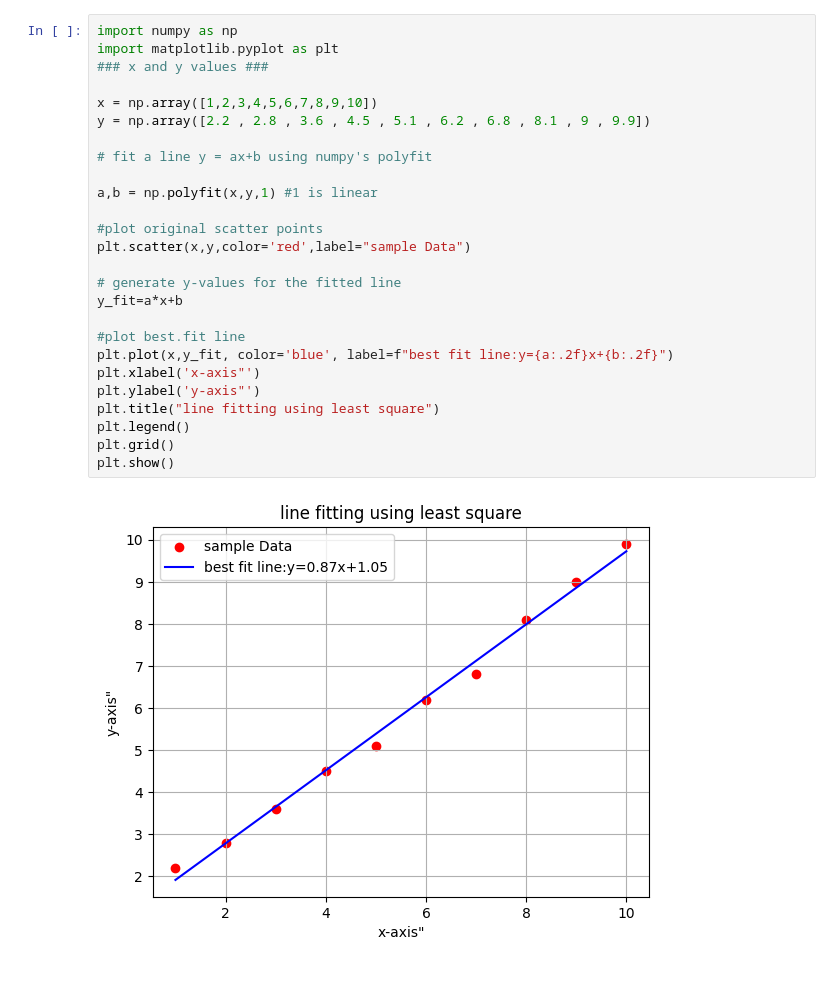
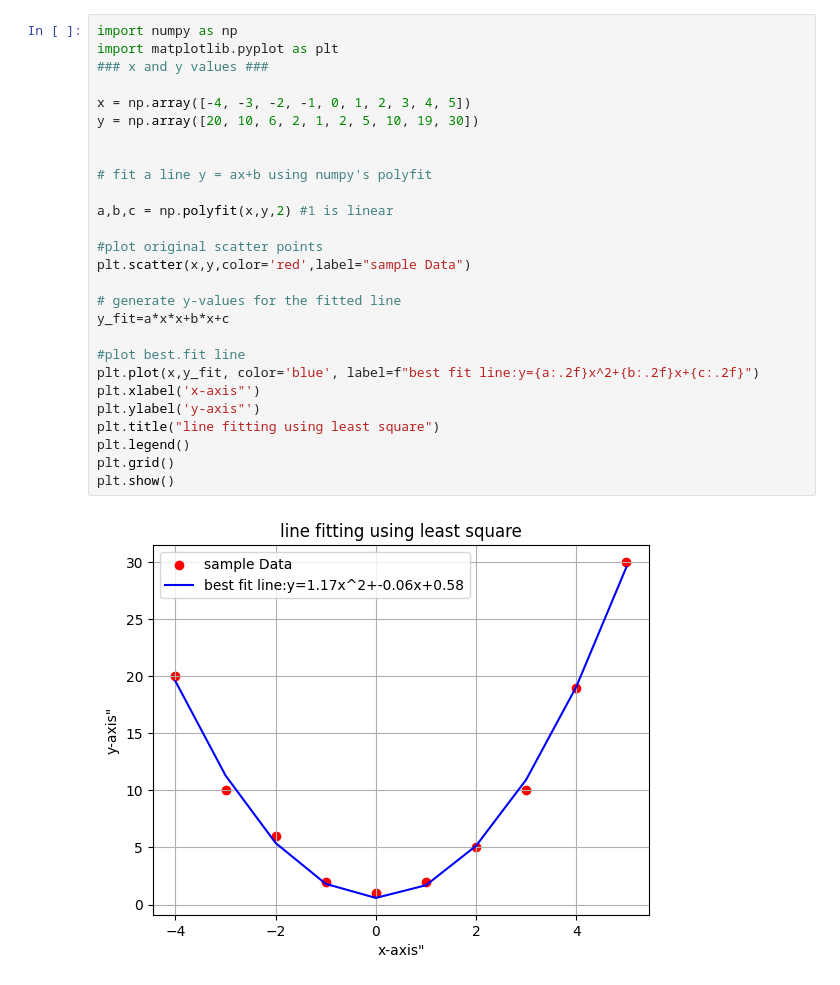
Before and after one commit to vansh-shende/python, a Jupyter notebook: straight_line.ipynb, the cells around one changed output. Cells and saved outputs as stored; diff of their text form.

```diff
--- a/straight_line.ipynb
+++ b/straight_line.ipynb
@@ -1,28 +1,29 @@
 # %%
 import numpy as np
 import matplotlib.pyplot as plt
 ### x and y values ###
 
-x = np.array([1,2,3,4,5,6,7,8,9,10])
-y = np.array([2.2 , 2.8 , 3.6 , 4.5 , 5.1 , 6.2 , 6.8 , 8.1 , 9 , 9.9])
+x = np.array([-4, -3, -2, -1, 0, 1, 2, 3, 4, 5])
+y = np.array([20, 10, 6, 2, 1, 2, 5, 10, 19, 30])
+
 
 # fit a line y = ax+b using numpy's polyfit
 
-a,b = np.polyfit(x,y,1) #1 is linear
+a,b,c = np.polyfit(x,y,2) #1 is linear
 
 #plot original scatter points
 plt.scatter(x,y,color='red',label="sample Data")
 
 # generate y-values for the fitted line
-y_fit=a*x+b
+y_fit=a*x*x+b*x+c
 
 #plot best.fit line
-plt.plot(x,y_fit, color='blue', label=f"best fit line:y={a:.2f}x+{b:.2f}")
+plt.plot(x,y_fit, color='blue', label=f"best fit line:y={a:.2f}x^2+{b:.2f}x+{c:.2f}")
 plt.xlabel('x-axis"')
 plt.ylabel('y-axis"')
 plt.title("line fitting using least square")
 plt.legend()
 plt.grid()
 plt.show()
 # %% [output]
-[figure, old version]
+[figure, new version]
```
Also changed, not shown: parts of 1 cell of this notebook, 2 other files.
